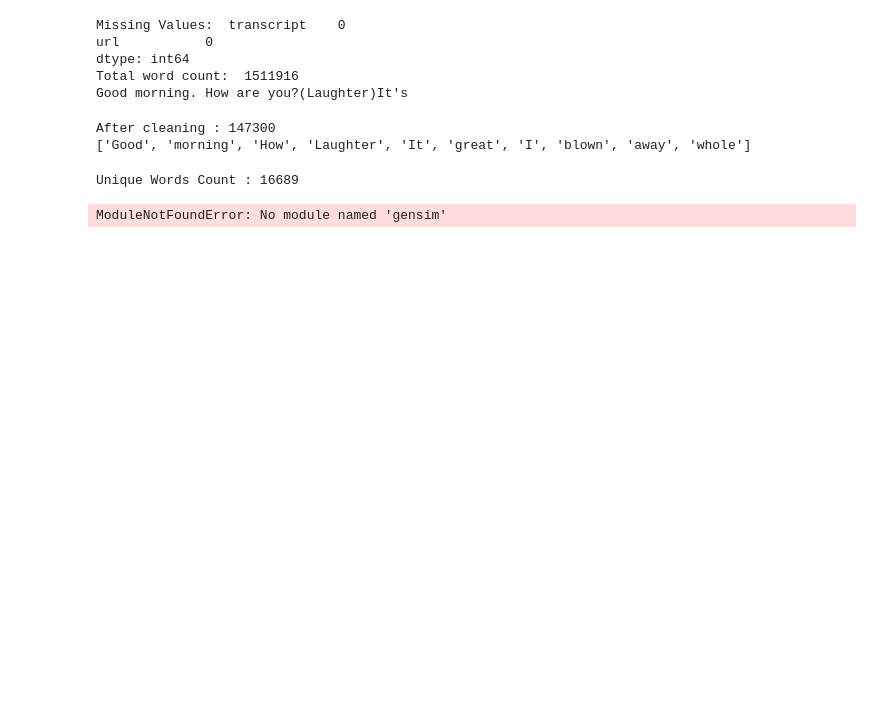
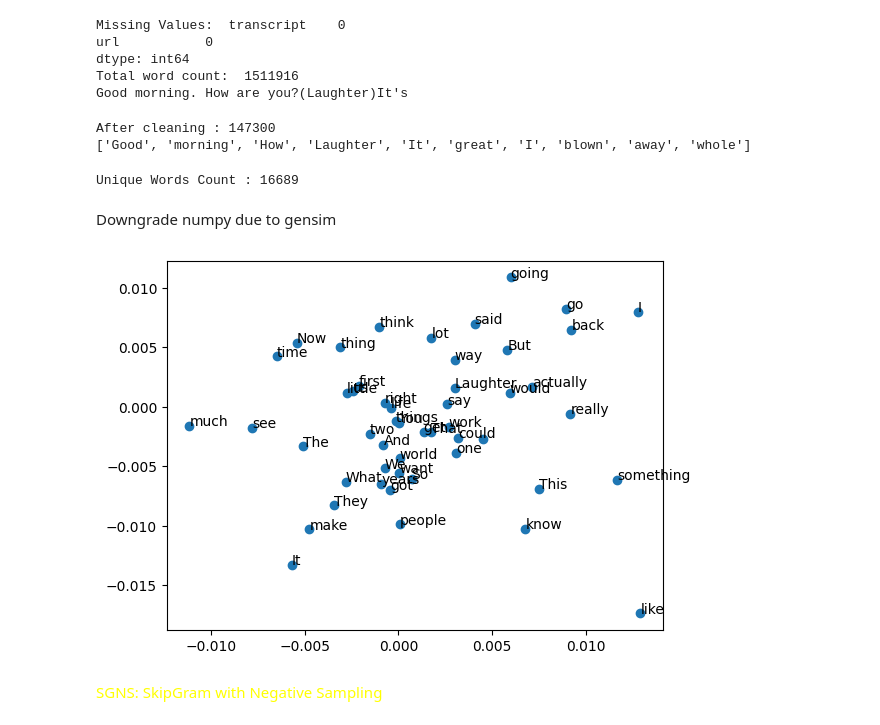
Before and after one commit to sigema0223/NLP_tutorial, a Jupyter notebook: Test.ipynb, the cells around one changed output. Cells and saved outputs as stored; diff of their text form; code cells hidden in the pictures; blank space fills up the shorter version.

```diff
--- a/Test.ipynb
+++ b/Test.ipynb
@@ -138,7 +139,7 @@ dtype: int64
 Total word count:  1511916
 Good morning. How are you?(Laughter)It's
 # %%
-tokenizer = RegexpTokenizer("[\w]+")
+tokenizer = RegexpTokenizer("[\\w]+")
 token_text = tokenizer.tokenize(merge_data)
 
 stop_words2 = set(stopwords.words('english'))
@@ -164,6 +165,8 @@ for word in token_stop_text:
 print('Unique Words Count :', len(Bow))
 # %% [output]
 Unique Words Count : 16689
+# %% [markdown]
+Downgrade numpy due to gensim
 # %%
 import numpy as np
 token_stop_text = np.reshape(np.array(token_stop_text),[-1,1])
@@ -174,5 +177,19 @@ model.train(token_stop_text, total_examples = model.corpus_count, epochs = 30, r
 #print(model.wv.most_similar(positive = ["hard"]))
 vocabs = model.wv.key_to_index.keys()
 word_vec_list = [model.wv[i] for i in vocabs]
-# %% [output]
-ModuleNotFoundError: No module named 'gensim'
+# %%
+from sklearn.decomposition import PCA
+pca = PCA(n_components = 2)
+pcafit = pca.fit_transform(word_vec_list)
+x = pcafit[0:50,0]
+y = pcafit[0:50,1]
+import matplotlib.pyplot as plt
+plt.scatter(x,y, marker = 'o')
+for i, v in enumerate(vocabs):
+    if i < 49:
+        plt.annotate(v,xy = (x[i],y[i]))
+plt.show()
+# %% [output]
+[figure, added]
+# %% [markdown]
+<font color=yellow>SGNS: SkipGram with Negative Sampling</font>
```
Also changed, not shown: parts of 2 cells of this notebook, 1 other file.
